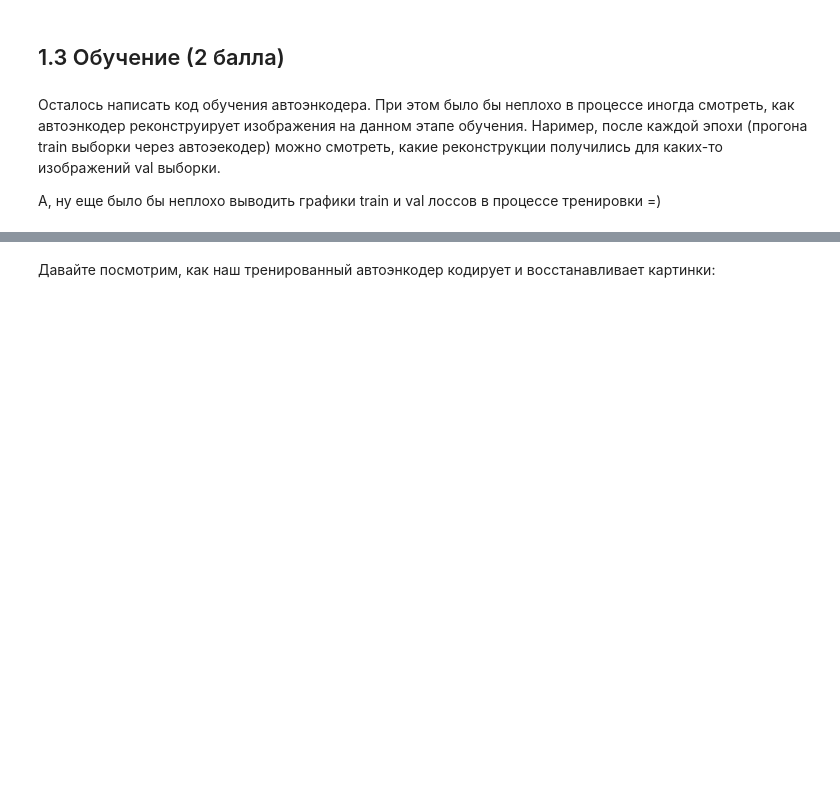
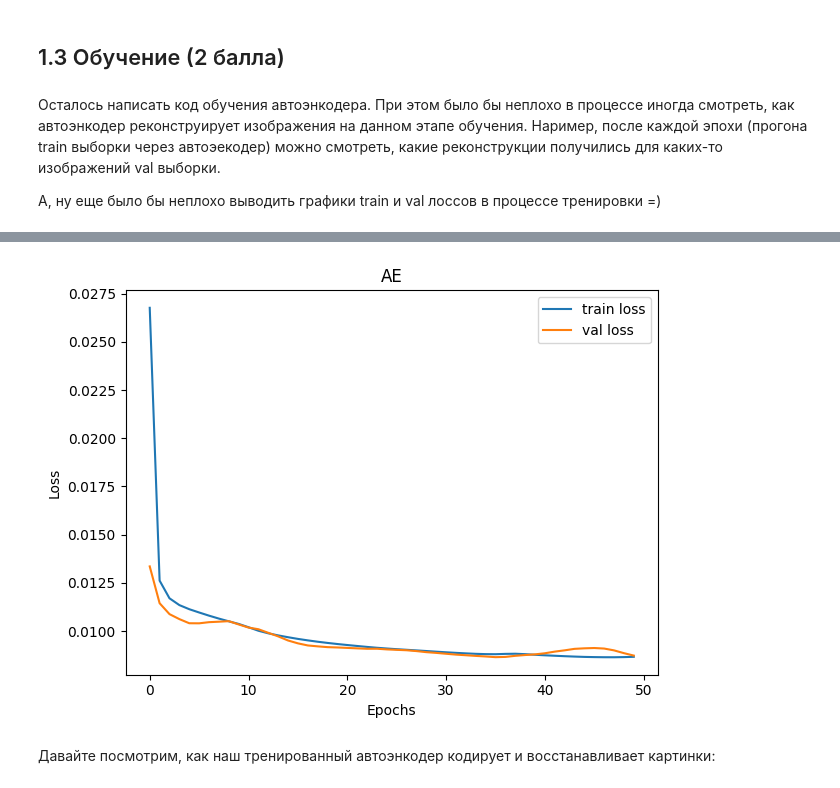
Before and after one commit to Summit2/ML_education, a Jupyter notebook: [hw]autoencoders.ipynb, the cells around one changed output, grey strips where cells are left out. Saved outputs shown, nothing was run; the diff lists cells and outputs as text; code cells hidden in the pictures; blank space fills up the shorter version.

```diff
--- a/[hw]autoencoders.ipynb
+++ b/[hw]autoencoders.ipynb
@@ -229,3 +265,7 @@ KeyboardInterrupt: ignored
+# %%
+loss_plot(train_losses, val_losses, n_epochs,title = 'AE')
+# %% [output]
+[figure, added]
 # %% [markdown]
 Давайте посмотрим, как наш тренированный автоэнкодер кодирует и восстанавливает картинки:
 # %%
```
Also changed, not shown: parts of 10 cells of this notebook.
